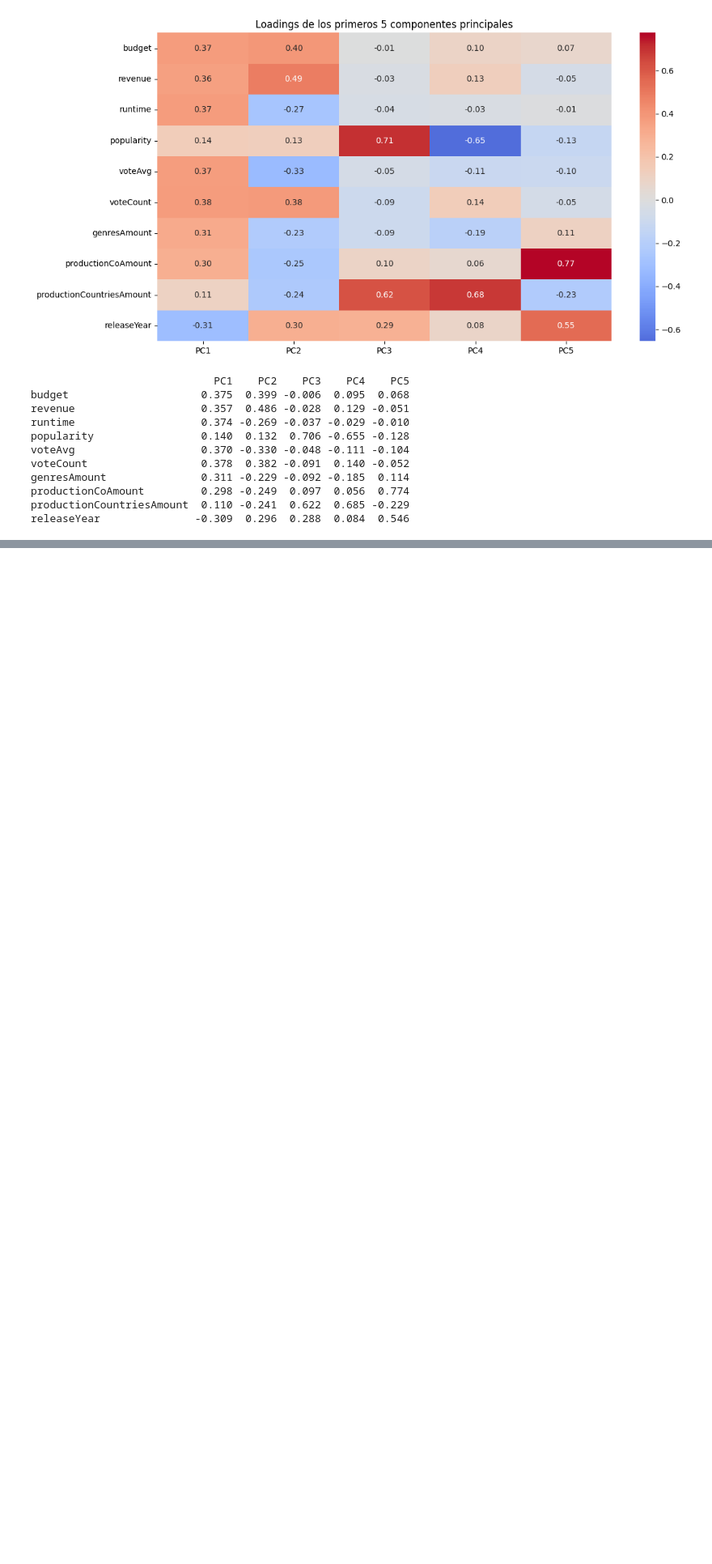
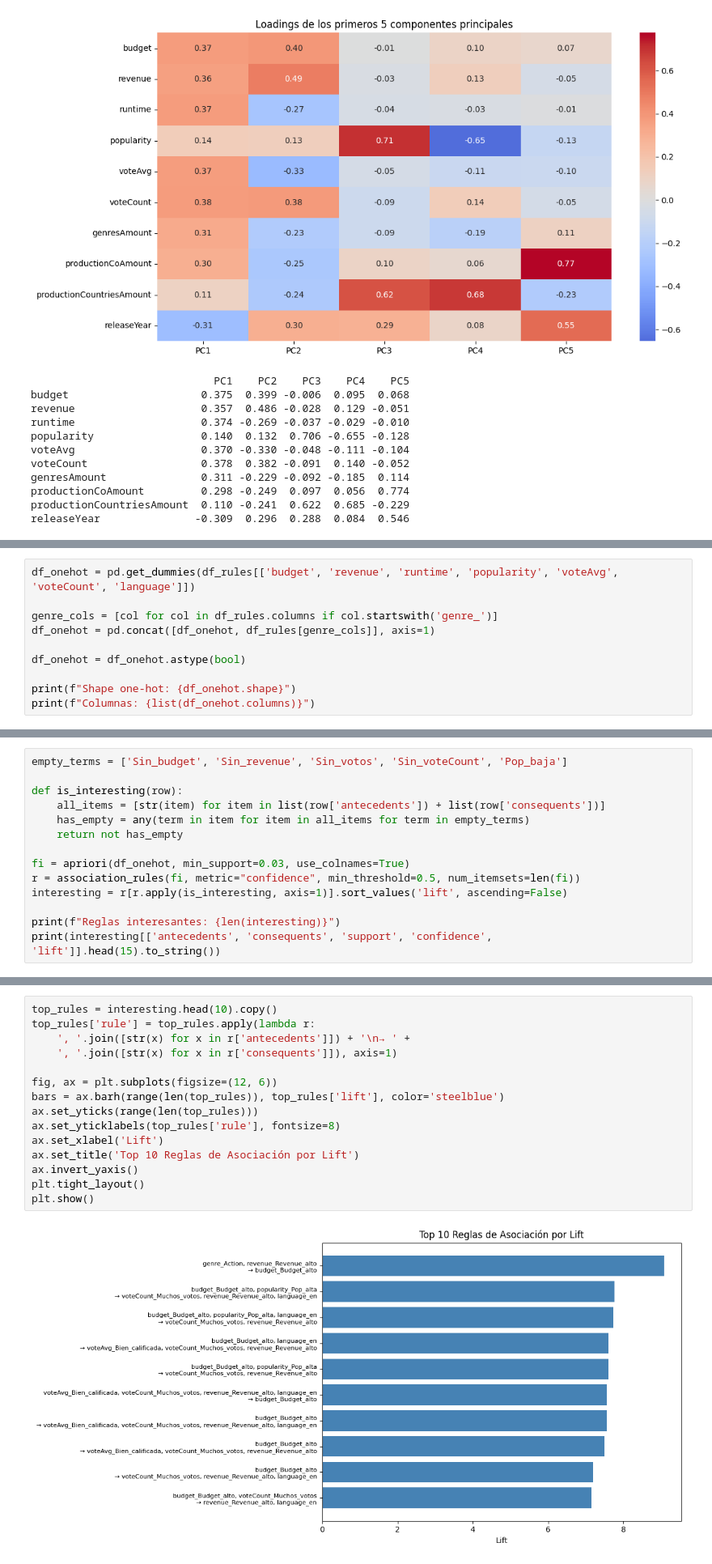
Before and after one commit to MiltonPolanco/Lab02-Mineria, a Jupyter notebook: lab2.ipynb, the cells around one changed output, grey strips where cells are left out. Shown at 81% size. Drawn from its saved outputs; the diff is of its cells as text; blank space fills up the shorter version.

```diff
--- a/lab2.ipynb
+++ b/lab2.ipynb
@@ -613,0 +646,10 @@ releaseYear               -0.309  0.296  0.288  0.084  0.546
+# %%
+df_onehot = pd.get_dummies(df_rules[['budget', 'revenue', 'runtime', 'popularity', 'voteAvg', 'voteCount', 'language']])
+
+genre_cols = [col for col in df_rules.columns if col.startswith('genre_')]
+df_onehot = pd.concat([df_onehot, df_rules[genre_cols]], axis=1)
+
+df_onehot = df_onehot.astype(bool)
+
+print(f"Shape one-hot: {df_onehot.shape}")
+print(f"Columnas: {list(df_onehot.columns)}")
@@ -613,0 +760,14 @@ releaseYear               -0.309  0.296  0.288  0.084  0.546
+# %%
+empty_terms = ['Sin_budget', 'Sin_revenue', 'Sin_votos', 'Sin_voteCount', 'Pop_baja']
+
+def is_interesting(row):
+    all_items = [str(item) for item in list(row['antecedents']) + list(row['consequents'])]
+    has_empty = any(term in item for item in all_items for term in empty_terms)
+    return not has_empty
+
+fi = apriori(df_onehot, min_support=0.03, use_colnames=True)
+r = association_rules(fi, metric="confidence", min_threshold=0.5, num_itemsets=len(fi))
+interesting = r[r.apply(is_interesting, axis=1)].sort_values('lift', ascending=False)
+
+print(f"Reglas interesantes: {len(interesting)}")
+print(interesting[['antecedents', 'consequents', 'support', 'confidence', 'lift']].head(15).to_string())
@@ -613,0 +792,17 @@ releaseYear               -0.309  0.296  0.288  0.084  0.546
+# %%
+top_rules = interesting.head(10).copy()
+top_rules['rule'] = top_rules.apply(lambda r:
+    ', '.join([str(x) for x in r['antecedents']]) + '\n→ ' +
+    ', '.join([str(x) for x in r['consequents']]), axis=1)
+
+fig, ax = plt.subplots(figsize=(12, 6))
+bars = ax.barh(range(len(top_rules)), top_rules['lift'], color='steelblue')
+ax.set_yticks(range(len(top_rules)))
+ax.set_yticklabels(top_rules['rule'], fontsize=8)
+ax.set_xlabel('Lift')
+ax.set_title('Top 10 Reglas de Asociación por Lift')
+ax.invert_yaxis()
+plt.tight_layout()
+plt.show()
+# %% [output]
+[figure, added]
```
Also changed, not shown: parts of 9 cells of this notebook.
